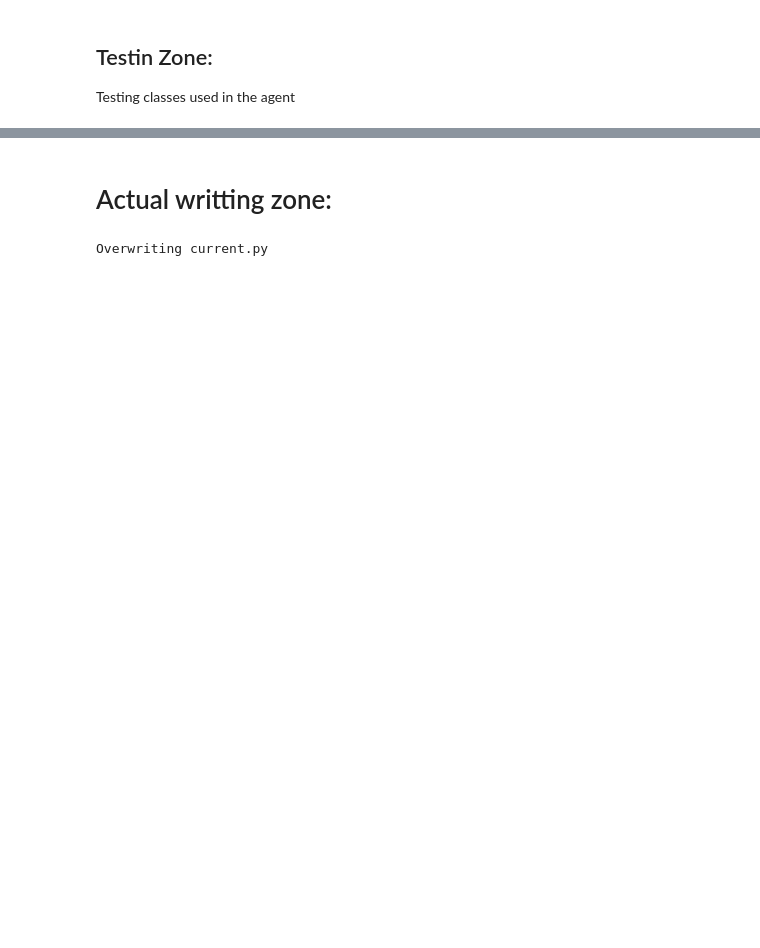
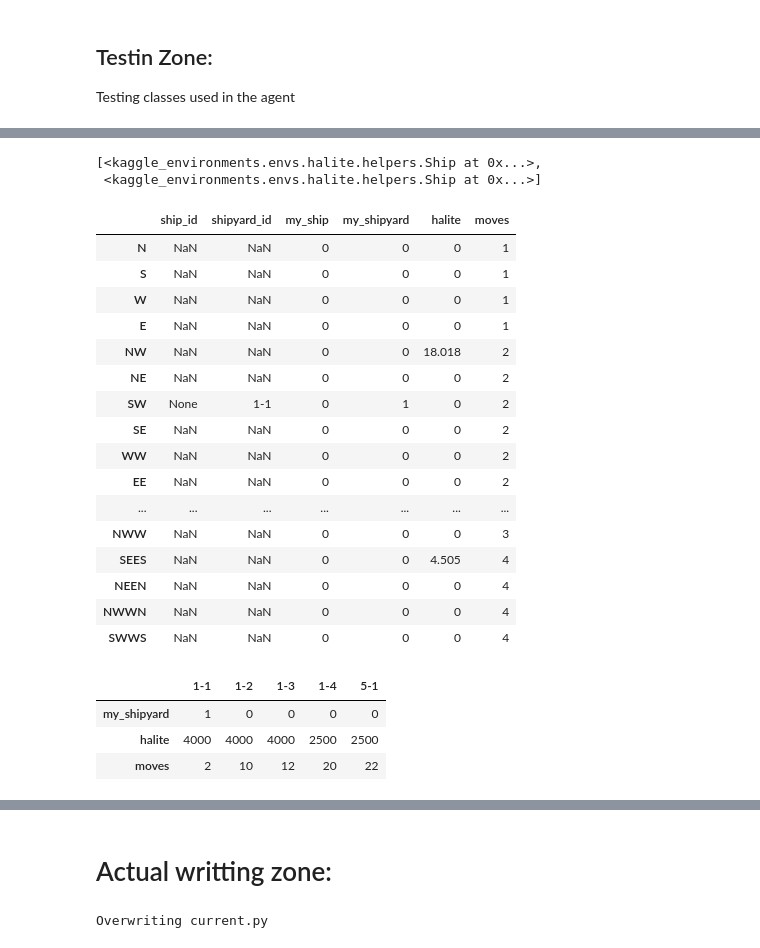
Before and after one commit to damoonsh/Halite, a Jupyter notebook: Agent.ipynb, the cells around one changed output, grey strips where cells are left out. Saved outputs shown, nothing was run; the diff lists cells and outputs as text; code cells hidden in the pictures; blank space fills up the shorter version.

```diff
--- a/Agent.ipynb
+++ b/Agent.ipynb
@@ -151,0 +164,67 @@ IndentationError: expected an indented block (<ipython-input-99-7d533ce1c5a2>, l
+# %%
+# Change the behviour of my own movement from board.current_player
+board = Board(state.observation, environment.configuration)
+board.current_player.ships[0].next_action = ShipAction.CONVERT
+board.ships['0-2'].next_action = ShipAction.CONVERT
+board.ships['0-3'].next_action = ShipAction.CONVERT
+board.ships['0-4'].next_action = ShipAction.CONVERT
+board = board.next()
+board.shipyards['1-1'].next_action = ShipyardAction.SPAWN
+board.shipyards['1-2'].next_action = ShipyardAction.SPAWN
+board.shipyards['1-3'].next_action = ShipyardAction.SPAWN
+board.shipyards['1-4'].next_action = ShipyardAction.SPAWN
+board = board.next()
+board.ships['2-1'].next_action = ShipAction.EAST
+board.ships['2-2'].next_action = ShipAction.NORTH
+board.ships['2-3'].next_action = ShipAction.WEST
+board.ships['2-4'].next_action = ShipAction.EAST
+board = board.next()
+board.ships['2-1'].next_action = ShipAction.NORTH
+board.ships['2-2'].next_action = ShipAction.WEST
+board.ships['2-3'].next_action = ShipAction.SOUTH
+board.ships['2-4'].next_action = ShipAction.EAST
+board = board.next()
+board.ships['2-1'].next_action = None
+board.ships['2-2'].next_action = ShipAction.NORTH
+board.ships['2-3'].next_action = None
+board.ships['2-4'].next_action = ShipAction.CONVERT
+board = board.next()
+board.current_player.shipyards[0].next_action = ShipyardAction.SPAWN
+board.ships['2-2'].next_action = None
+board.ships['2-3'].next_action = None
+board.shipyards['1-4'].next_action = ShipyardAction.SPAWN
+board = board.next()
+ship = board.current_player.ships[0]
+loc = ShipLocation(board, ship)
+# %%
+board.current_player.ships
+# %% [output]
+[<kaggle_environments.envs.halite.helpers.Ship at 0x...>,
+ <kaggle_environments.envs.halite.helpers.Ship at 0x...>]
+# %%
+loc.generate_grid_df().T
+# %% [output]
+|  | ship_id | shipyard_id | my_ship | my_shipyard | halite | moves |
+| N | NaN | NaN | 0 | 0 | 0 | 1 |
+| S | NaN | NaN | 0 | 0 | 0 | 1 |
+| W | NaN | NaN | 0 | 0 | 0 | 1 |
+| E | NaN | NaN | 0 | 0 | 0 | 1 |
+| NW | NaN | NaN | 0 | 0 | 18.018 | 2 |
+| NE | NaN | NaN | 0 | 0 | 0 | 2 |
+| SW | None | 1-1 | 0 | 1 | 0 | 2 |
+| SE | NaN | NaN | 0 | 0 | 0 | 2 |
+| WW | NaN | NaN | 0 | 0 | 0 | 2 |
+| EE | NaN | NaN | 0 | 0 | 0 | 2 |
+| ... | ... | ... | ... | ... | ... | ... |
+| NWW | NaN | NaN | 0 | 0 | 0 | 3 |
+| SEES | NaN | NaN | 0 | 0 | 4.505 | 4 |
+| NEEN | NaN | NaN | 0 | 0 | 0 | 4 |
+| NWWN | NaN | NaN | 0 | 0 | 0 | 4 |
+| SWWS | NaN | NaN | 0 | 0 | 0 | 4 |
+# %%
+loc.get_shipyard_info()
+# %% [output]
+|  | 1-1 | 1-2 | 1-3 | 1-4 | 5-1 |
+| my_shipyard | 1 | 0 | 0 | 0 | 0 |
+| halite | 4000 | 4000 | 4000 | 2500 | 2500 |
+| moves | 2 | 10 | 12 | 20 | 22 |
```
Also changed, not shown: parts of 8 cells of this notebook.
